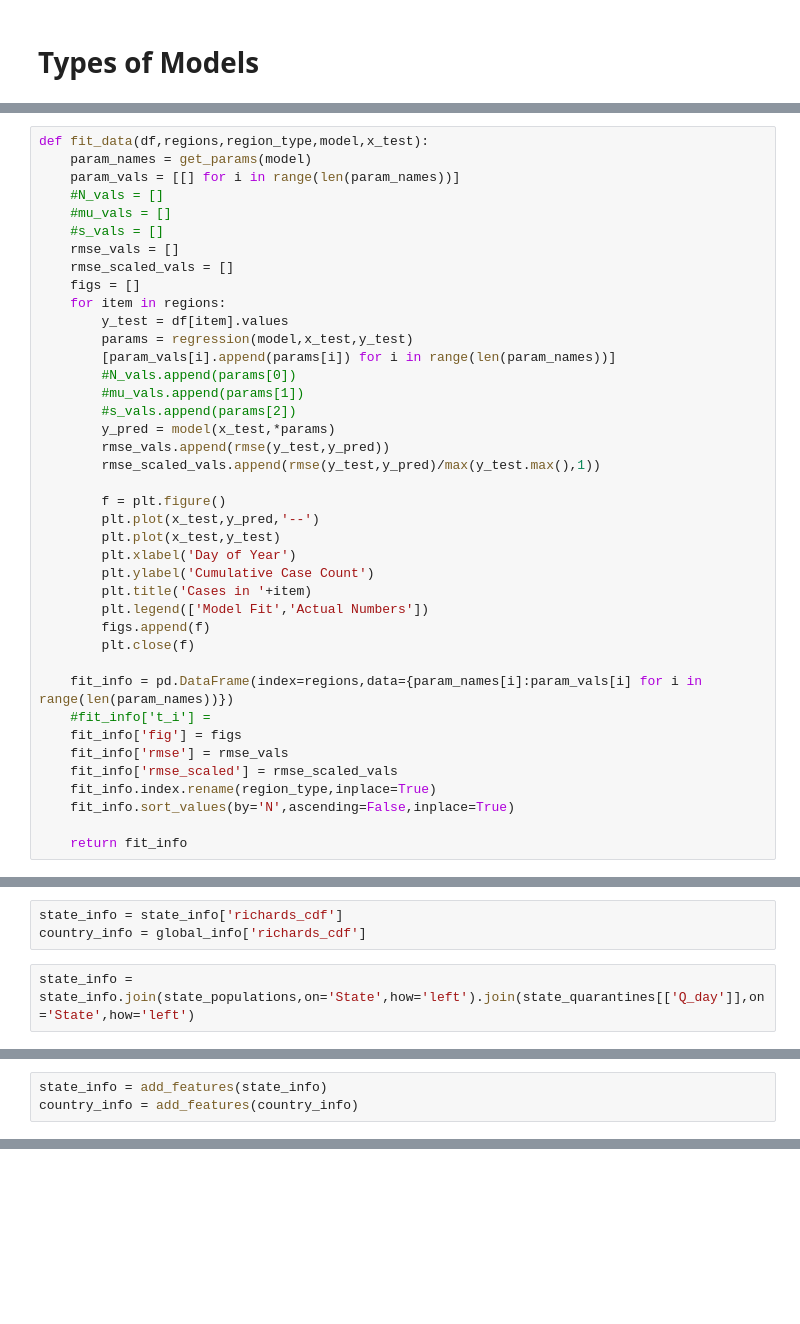
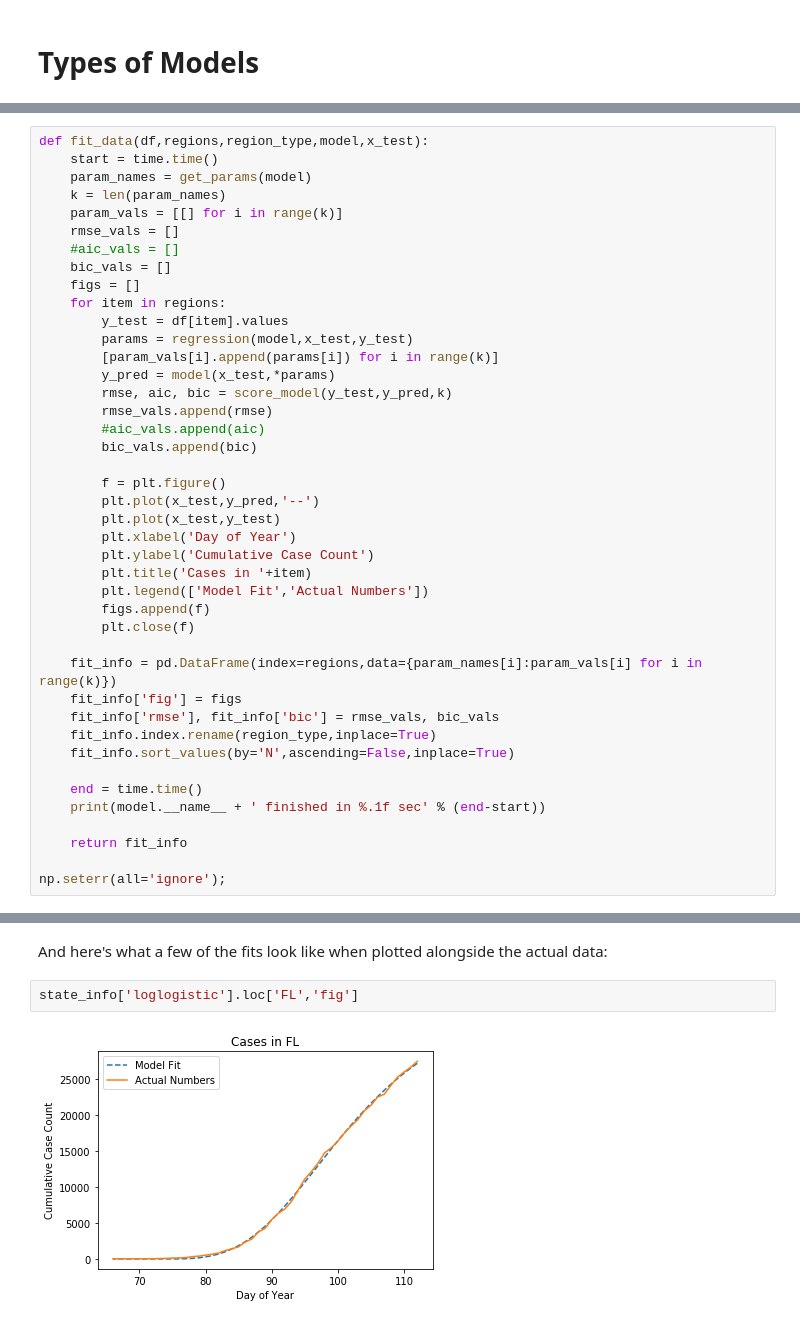
Before and after one commit to antonymous21/Rona, a Jupyter notebook: Rona Time.ipynb, the cells around one changed output, grey strips where cells are left out. Cells and saved outputs as stored; diff of their text form; blank space fills up the shorter version.

```diff
--- a/Rona Time.ipynb
+++ b/Rona Time.ipynb
@@ -355,23 +396,22 @@ Finally, I define the function `fit_data` to iterate over every state or country
 # %%
 def fit_data(df,regions,region_type,model,x_test):
+    start = time.time()
     param_names = get_params(model)
-    param_vals = [[] for i in range(len(param_names))]
-    #N_vals = []
-    #mu_vals = []
-    #s_vals = []
+    k = len(param_names)
+    param_vals = [[] for i in range(k)]
     rmse_vals = []
-    rmse_scaled_vals = []
+    #aic_vals = []
+    bic_vals = []
     figs = []
     for item in regions:
         y_test = df[item].values
         params = regression(model,x_test,y_test)
-        [param_vals[i].append(params[i]) for i in range(len(param_names))]
-        #N_vals.append(params[0])
-        #mu_vals.append(params[1])
-        #s_vals.append(params[2])
+        [param_vals[i].append(params[i]) for i in range(k)]
         y_pred = model(x_test,*params)
-        rmse_vals.append(rmse(y_test,y_pred))
-        rmse_scaled_vals.append(rmse(y_test,y_pred)/max(y_test.max(),1))
+        rmse, aic, bic = score_model(y_test,y_pred,k)
+        rmse_vals.append(rmse)
+        #aic_vals.append(aic)
+        bic_vals.append(bic)
 
         f = plt.figure()
         plt.plot(x_test,y_pred,'--')
@@ -383,12 +423,15 @@ def fit_data(df,regions,region_type,model,x_test):
         figs.append(f)
         plt.close(f)
 
-    fit_info = pd.DataFrame(index=regions,data={param_names[i]:param_vals[i] for i in range(len(param_names))})
-    #fit_info['t_i'] =
+    fit_info = pd.DataFrame(index=regions,data={param_names[i]:param_vals[i] for i in range(k)})
     fit_info['fig'] = figs
-    fit_info['rmse'] = rmse_vals
-    fit_info['rmse_scaled'] = rmse_scaled_vals
+    fit_info['rmse'], fit_info['bic'] = rmse_vals, bic_vals
     fit_info.index.rename(region_type,inplace=True)
     fit_info.sort_values(by='N',ascending=False,inplace=True)
 
+    end = time.time()
+    print(model.__name__ + ' finished in %.1f sec' % (end-start))
+
     return fit_info
+
+np.seterr(all='ignore');
@@ -453,5 +459,0 @@ I want to know if population plays a role here. So I need to merge the populatio
-# %%
-state_info = state_info['richards_cdf']
-country_info = global_info['richards_cdf']
-# %%
-state_info = state_info.join(state_populations,on='State',how='left').join(state_quarantines[['Q_day']],on='State',how='left')
@@ -470,3 +459,0 @@ def add_features(df):
-# %%
-state_info = add_features(state_info)
-country_info = add_features(country_info)
@@ -549,0 +482,6 @@ fig.show()
+# %% [markdown]
+And here's what a few of the fits look like when plotted alongside the actual data:
+# %%
+state_info['loglogistic'].loc['FL','fig']
+# %% [output]
+[figure, added]
```
Also changed, not shown: parts of 81 cells of this notebook.
